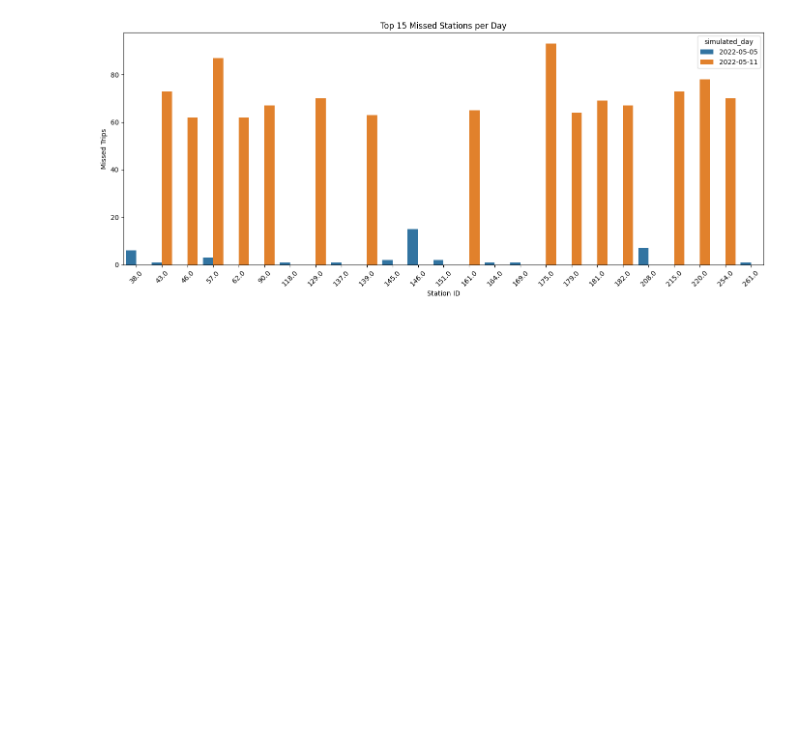
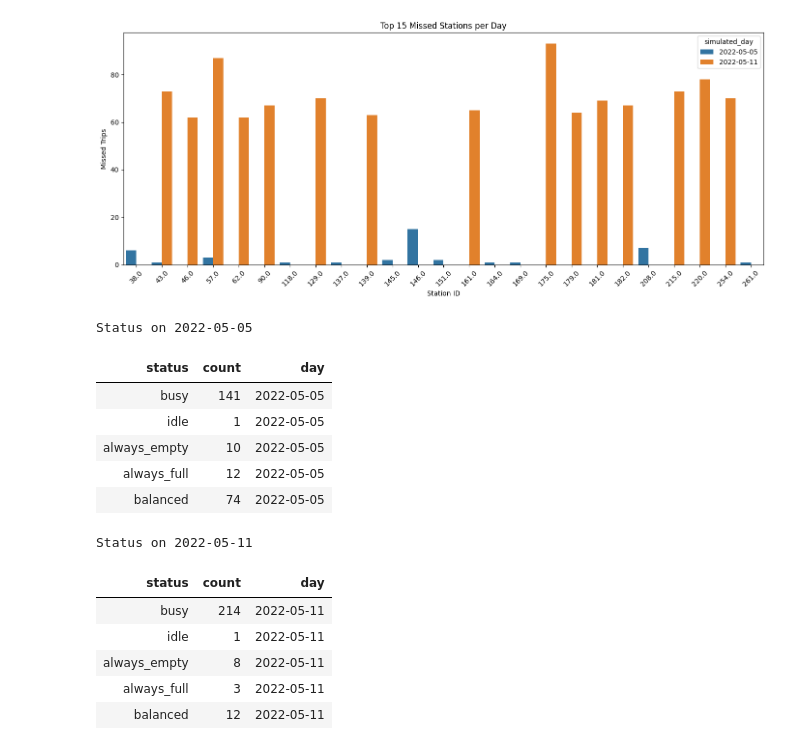
Before and after one commit to IvaNikolova/BikeSharing_project, a Jupyter notebook: data_preparation/data_preparation.ipynb, the cells around one changed output. Saved outputs shown, nothing was run; the diff lists cells and outputs as text; code cells hidden in the pictures; blank space fills up the shorter version.

Commit message:
Station status indicators

```diff
--- a/data_preparation/data_preparation.ipynb
+++ b/data_preparation/data_preparation.ipynb
@@ -106,3 +106,54 @@ plt.tight_layout()
 plt.show()
 # %% [output]
 [figure]
+# %%
+# Station status indicators
+import pandas as pd
+from IPython.display import display, HTML
+
+# Load both stats files
+stats_05 = pd.read_csv("../datasets/station_stats_2022-05-05.csv")
+stats_11 = pd.read_csv("../datasets/station_stats_2022-05-11.csv")
+
+# Status categories (ensure consistency across both)
+all_statuses = ["busy", "idle", "always_empty", "always_full", "balanced"]
+
+# Function to summarize statuses and fill missing with 0
+def summarize_statuses(df, date_label):
+    summary = df['status'].value_counts().reindex(all_statuses, fill_value=0).reset_index()
+    summary.columns = ['status', 'count']
+    summary['day'] = date_label
+    return summary
+
+# Summarize each day
+summary_05 = summarize_statuses(stats_05, '2022-05-05')
+summary_11 = summarize_statuses(stats_11, '2022-05-11')
+
+# Display side-by-side tables
+display(HTML(f"""
+<div style="display: flex; gap: 10px;">
+    <div>
+        <h4 style="text-align: center;"> Status on 2022-05-05</h4>
+        {summary_05.to_html(index=False)}
+    </div>
+    <div>
+        <h4 style="text-align: center;"> Status on 2022-05-11</h4>
+        {summary_11.to_html(index=False)}
+    </div>
+</div>
+"""))
+# %% [output]
+Status on 2022-05-05
+| status | count | day |
+| busy | 141 | 2022-05-05 |
+| idle | 1 | 2022-05-05 |
+| always_empty | 10 | 2022-05-05 |
+| always_full | 12 | 2022-05-05 |
+| balanced | 74 | 2022-05-05 |
+Status on 2022-05-11
+| status | count | day |
+| busy | 214 | 2022-05-11 |
+| idle | 1 | 2022-05-11 |
+| always_empty | 8 | 2022-05-11 |
+| always_full | 3 | 2022-05-11 |
+| balanced | 12 | 2022-05-11 |
```
Also changed, not shown: parts of 1 cell of this notebook, 5 other files.
